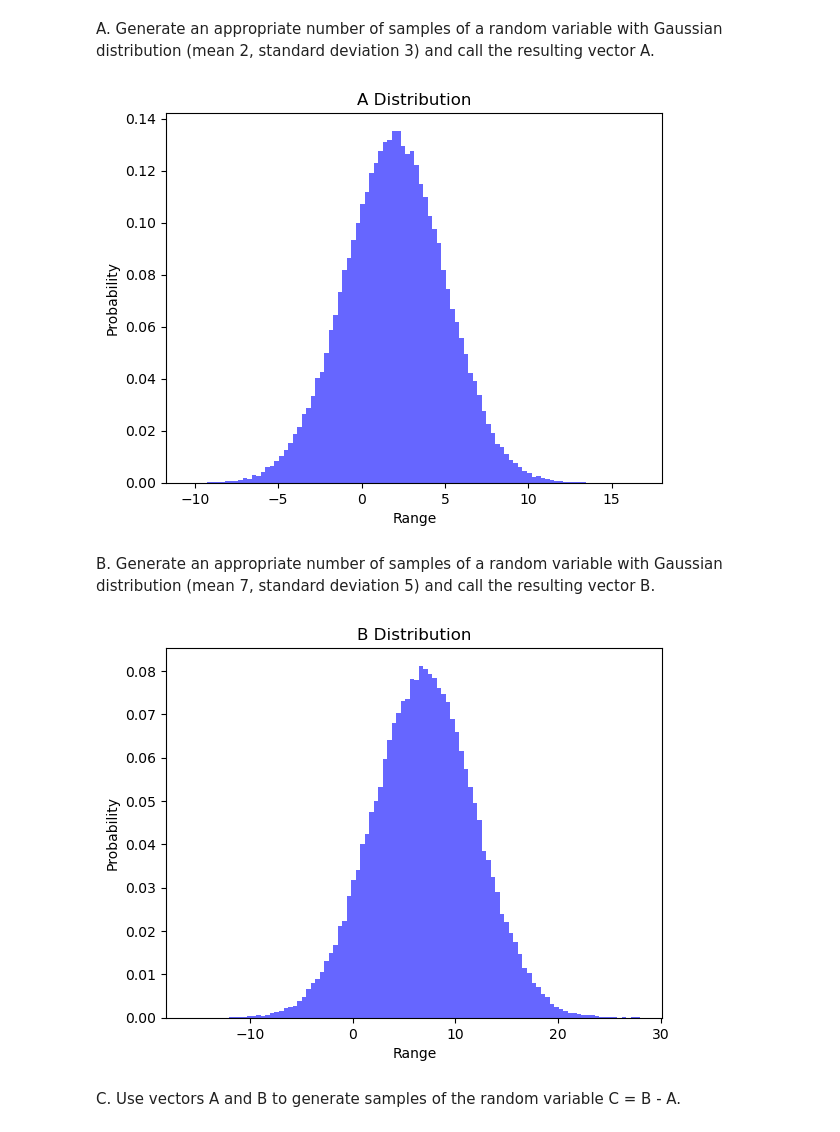
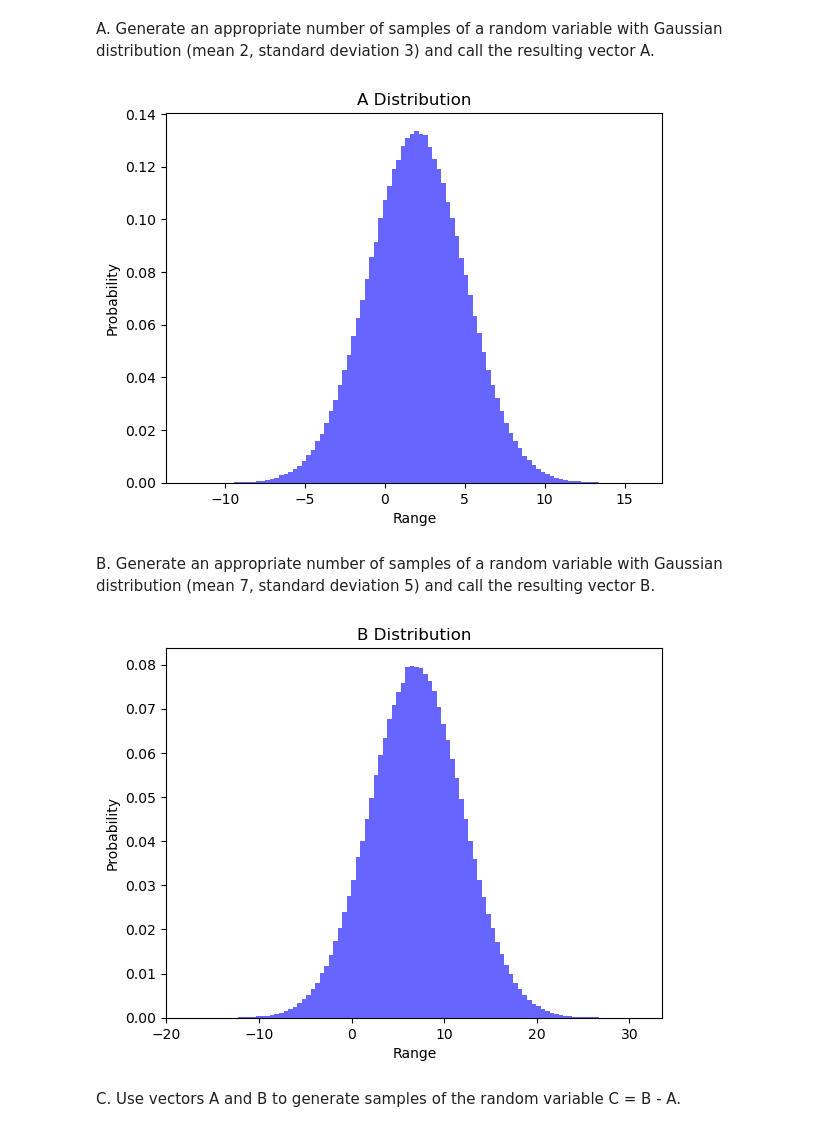
Before and after one commit to julia-ehlers/AREN-8940-infra-comm-resilience, a Jupyter notebook: homework-1.ipynb, the cells around one changed output. Cells and saved outputs as stored; diff of their text form; code cells hidden in the pictures.

```diff
--- a/homework-1.ipynb
+++ b/homework-1.ipynb
@@ -98,19 +98,19 @@ A. Generate an appropriate number of samples of a random variable with Gaussian
 # %%
 # Define mean and standard deviation.
 mu_A = 2
 sigma_A = 3
 
 # Create the normal/Gaussian distribution for A.
-A = np.random.normal(mu_A, sigma_A, 100000)
+A = np.random.normal(mu_A, sigma_A, 1000000)
 
 # Plot A to check.
 plt.hist(A, bins = 100, density = True, alpha = 0.6, color = 'b')
 plt.title('A Distribution')
 plt.ylabel('Probability')
 plt.xlabel('Range')
 plt.show()
 # %% [output]
-[figure, old version]
+[figure, new version]
 # %% [markdown]
 B. Generate an appropriate number of samples of a random variable with Gaussian distribution (mean 7, standard deviation 5) and call the resulting vector B.
 # %%
@@ -119,7 +119,7 @@ mu_B = 7
 sigma_B = 5
 
 # Create the normal/Gaussian distribution for B.
-B = np.random.normal(mu_B, sigma_B, 100000)
+B = np.random.normal(mu_B, sigma_B, 1000000)
 
 # Plot B to check.
 plt.hist(B, bins = 100, density = True, alpha = 0.6, color = 'b')
@@ -128,7 +128,7 @@ plt.ylabel('Probability')
 plt.xlabel('Range')
 plt.show()
 # %% [output]
-[figure, old version]
+[figure, new version]
 # %% [markdown]
 C. Use vectors A and B to generate samples of the random variable C = B - A.
 # %%
```
Also changed, not shown: parts of 8 cells of this notebook.
